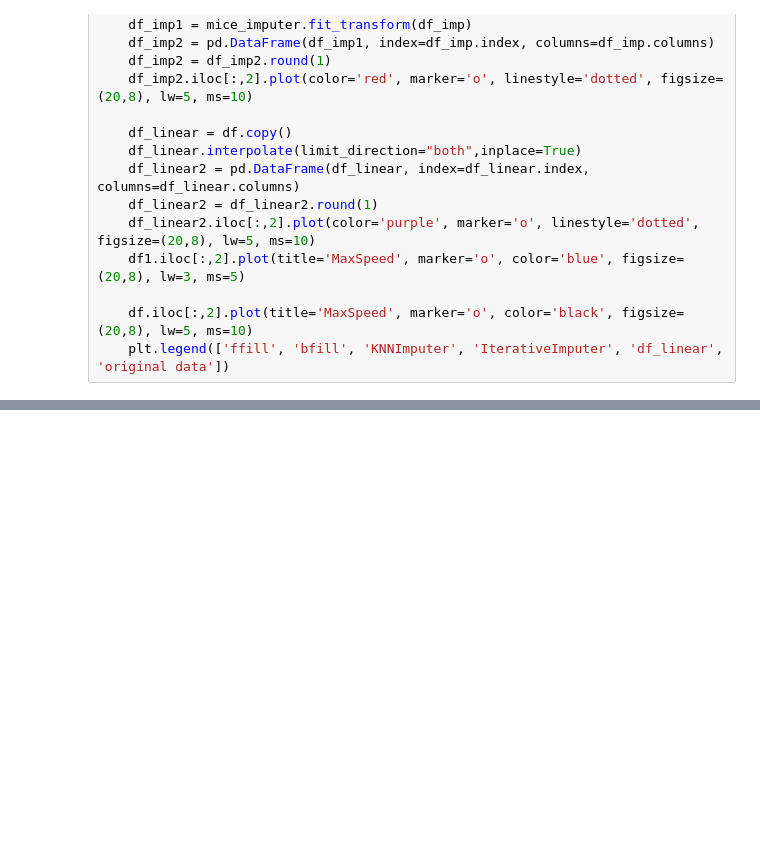
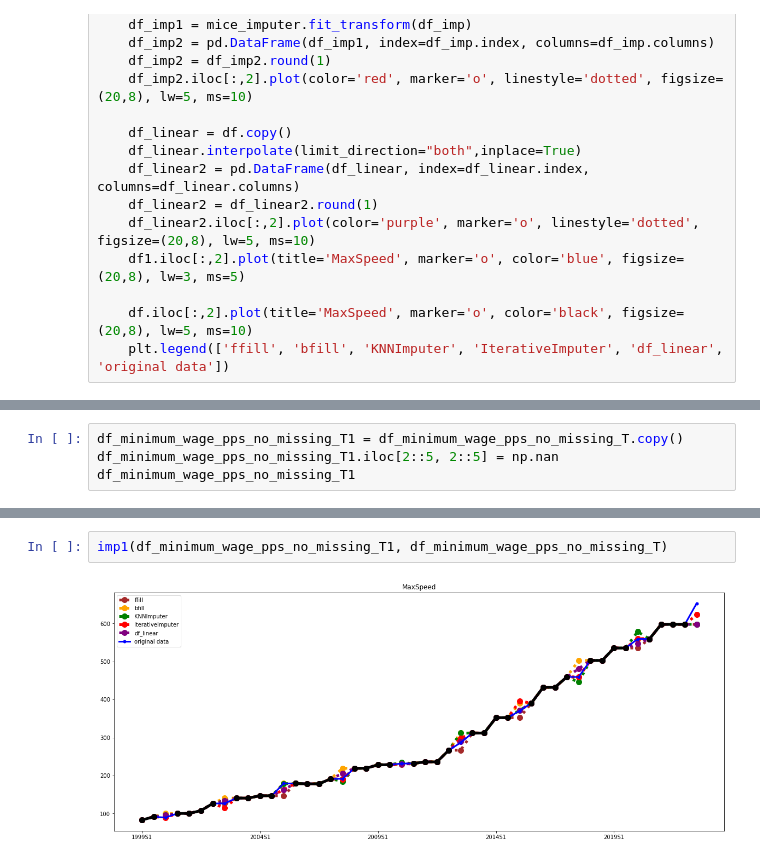
Before and after one commit to StefanRaychev/Handling-missing-values, a Jupyter notebook: Dealing with missing values.ipynb, the cells around one changed output, grey strips where cells are left out. Cells and saved outputs as stored; diff of their text form; blank space fills up the shorter version.

```diff
--- a/Dealing with missing values.ipynb
+++ b/Dealing with missing values.ipynb
@@ -508,0 +535,4 @@ aaa6.head()
+# %%
+df_minimum_wage_pps_no_missing_T1 = df_minimum_wage_pps_no_missing_T.copy()
+df_minimum_wage_pps_no_missing_T1.iloc[2::5, 2::5] = np.nan
+df_minimum_wage_pps_no_missing_T1
@@ -508,0 +577,4 @@ aaa6.head()
+# %%
+imp1(df_minimum_wage_pps_no_missing_T1, df_minimum_wage_pps_no_missing_T)
+# %% [output]
+[figure, added]
```
Also changed, not shown: parts of 17 cells of this notebook.
